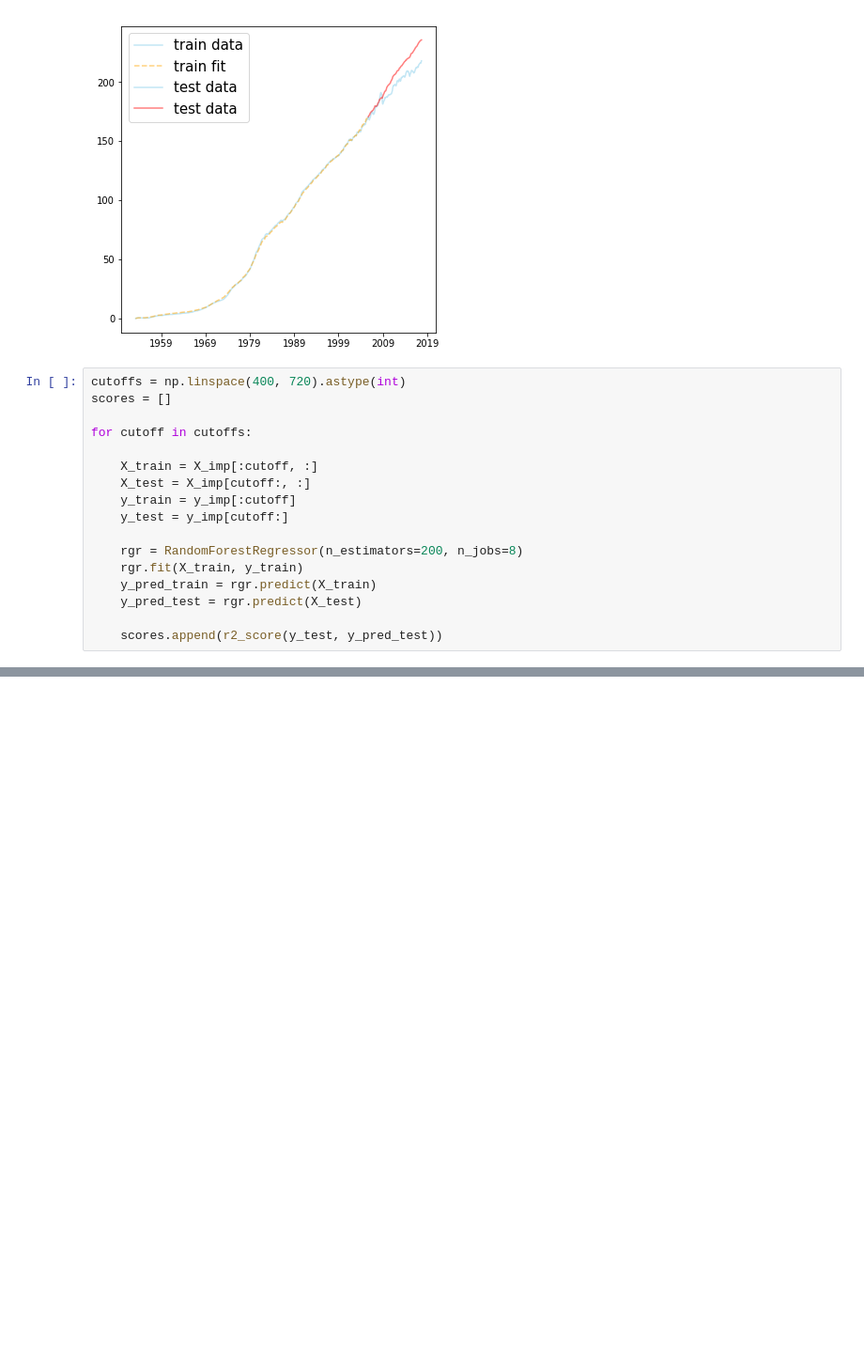
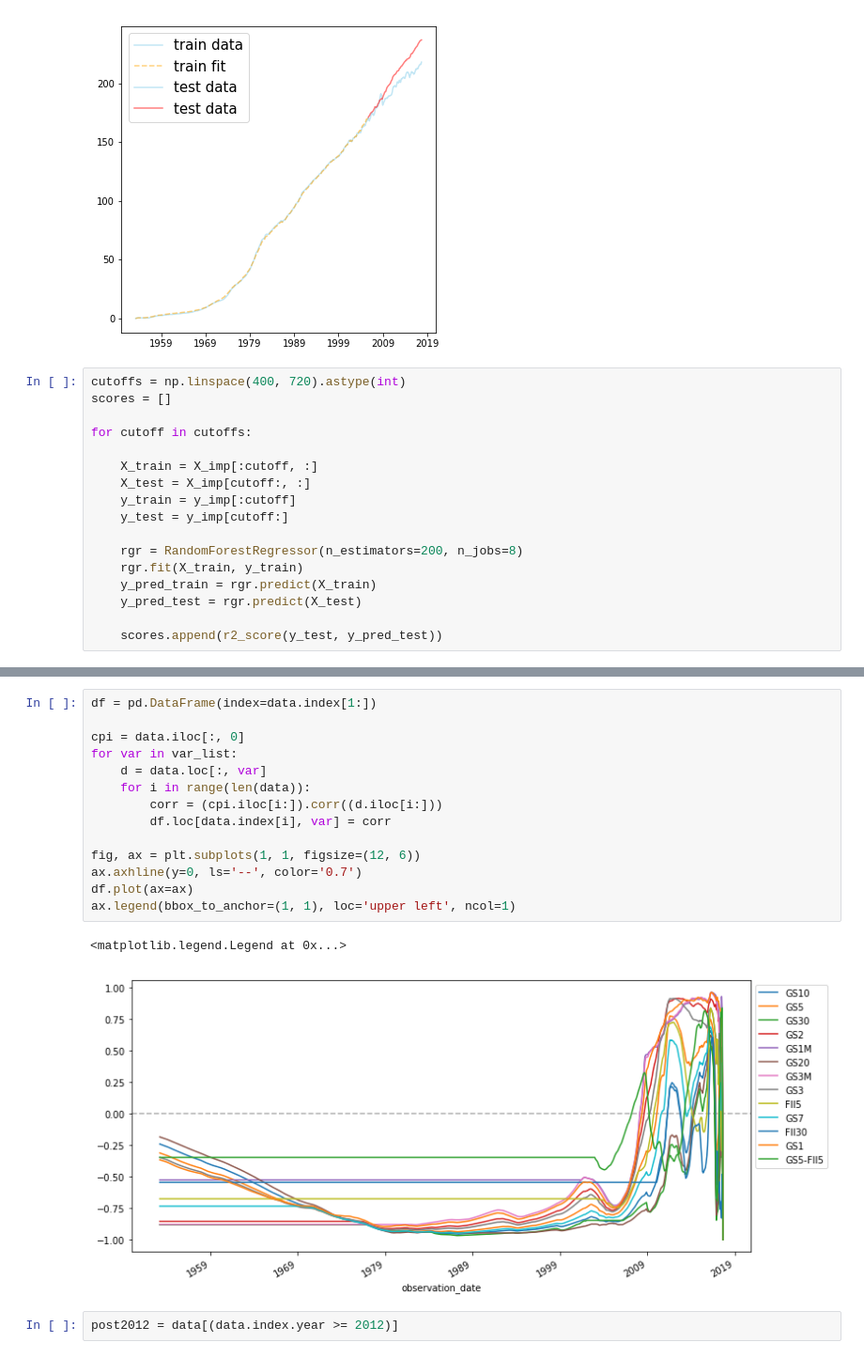
Before and after one commit to TangoJP/experimenting_ARIMA, a Jupyter notebook: CPI_more_variables.ipynb, the cells around one changed output, grey strips where cells are left out. Shown at 94% size. Cells and saved outputs as stored; diff of their text form; blank space fills up the shorter version.

```diff
--- a/CPI_more_variables.ipynb
+++ b/CPI_more_variables.ipynb
@@ -398,0 +449,19 @@ plt.plot(cutoffs, scores)
+# %%
+df = pd.DataFrame(index=data.index[1:])
+
+cpi = data.iloc[:, 0]
+for var in var_list:
+    d = data.loc[:, var]
+    for i in range(len(data)):
+        corr = (cpi.iloc[i:]).corr((d.iloc[i:]))
+        df.loc[data.index[i], var] = corr
+
+fig, ax = plt.subplots(1, 1, figsize=(12, 6))
+ax.axhline(y=0, ls='--', color='0.7')
+df.plot(ax=ax)
+ax.legend(bbox_to_anchor=(1, 1), loc='upper left', ncol=1)
+# %% [output]
+<matplotlib.legend.Legend at 0x...>
+[figure, added]
+# %%
+post2012 = data[(data.index.year >= 2012)]
```
Also changed, not shown: parts of 18 cells of this notebook, 1 other file.
